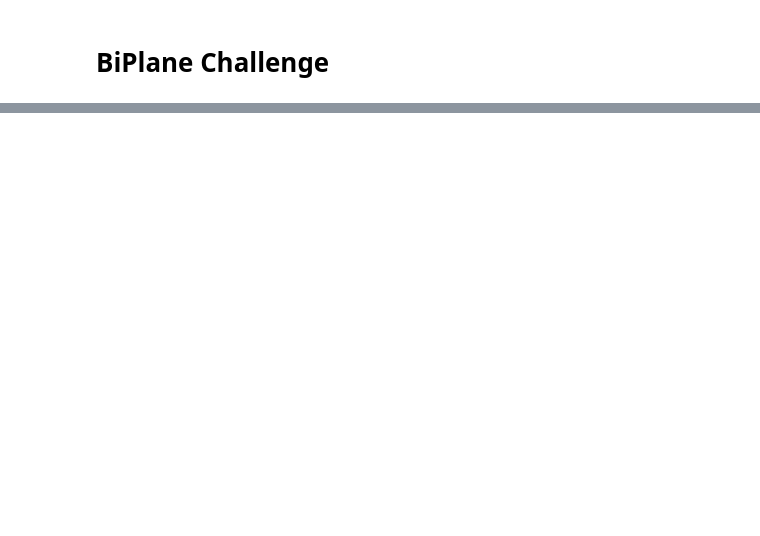
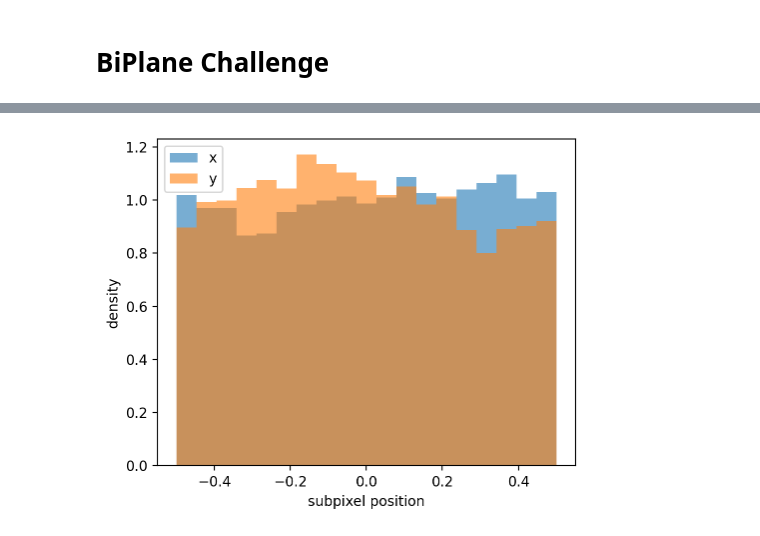
Before and after one commit to ries-lab/DECODE-Plex, a Jupyter notebook: notebook/biplane/challenge.ipynb, the cells around one changed output, grey strips where cells are left out. Drawn from its saved outputs; the diff is of its cells as text; code cells hidden in the pictures; blank space fills up the shorter version.

```diff
--- a/notebook/biplane/challenge.ipynb
+++ b/notebook/biplane/challenge.ipynb
@@ -678,0 +164,27 @@ print(tp_matchf)
+# %%
+fig, ax = plt.subplots(figsize=(5, 4))
+
+em_p = em_out.clone()
+em_p = em_p[em_p.prob > 0.6]
+em_p = em_p[em_p.xyz_sig_lat_nm < 40]
+
+# filtered_data = xyz_px[(xyz_px[:, 0] >= 40) & (xyz_px[:, 0] <= 120) &
+#                        (xyz_px[:, 1] >= 40) & (xyz_px[:, 1] <= 120)]
+
+for dim, label in zip([0, 1], ['x', 'y']):
+    values = decode.evaluation.predict_dist.px_pointer_dist(em_p.xyz_px[:, dim], -0.5, 1.)
+    ax.hist(values.numpy(),
+            bins=np.linspace(-0.5, 0.5, 20),
+            density=True,
+            # edgecolor='black',
+            alpha=0.6,
+            label=label)
+
+ax.legend()
+ax.set_xlabel("subpixel position")
+ax.set_ylabel("density")
+
+plt.tight_layout()
+plt.show()
+# %% [output]
+[figure, added]
```
Also changed, not shown: parts of 48 cells of this notebook, 5 other files.
